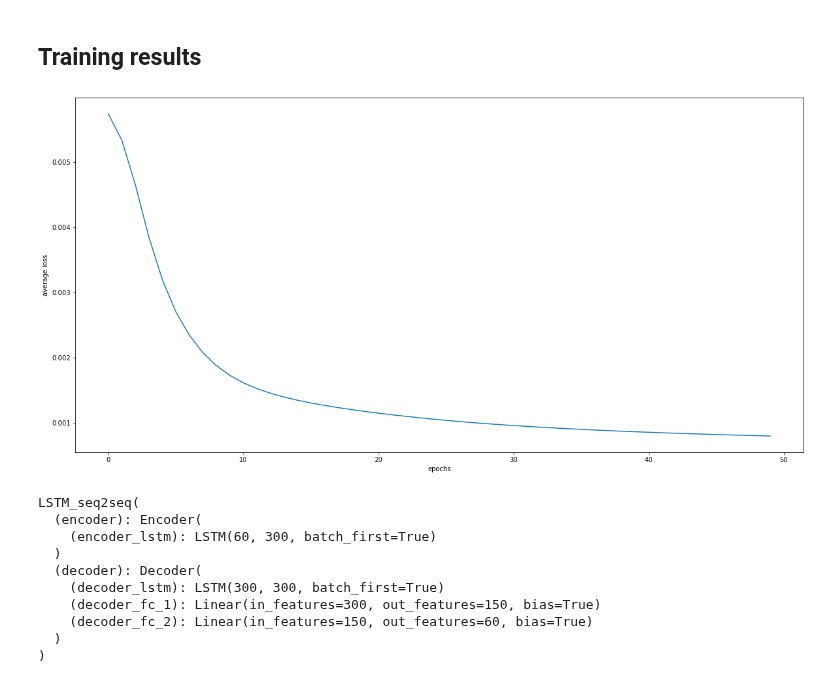
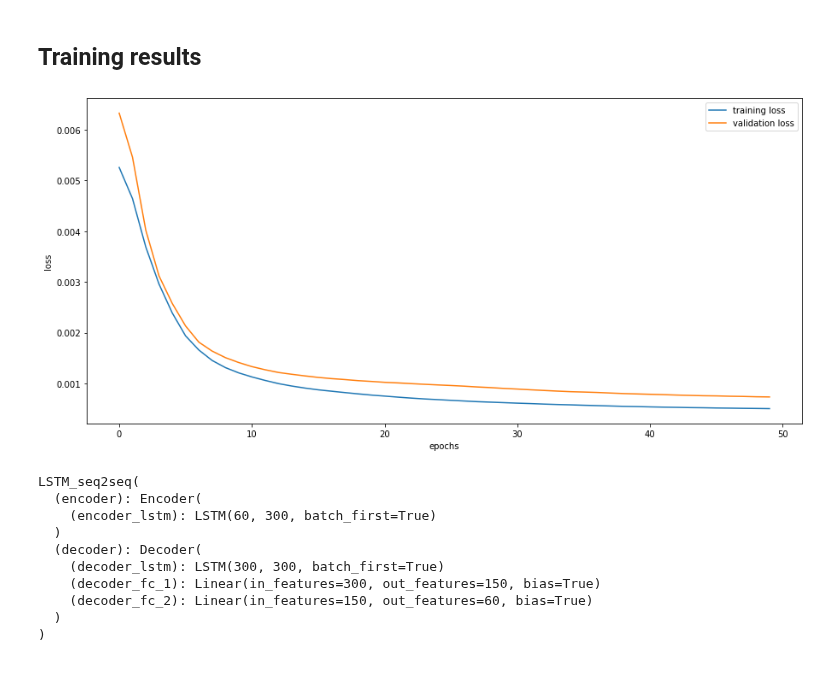
Before and after one commit to lancedw/3D-state-prediction-for-surface-vessels-using-IMU-data-and-images, a Jupyter notebook: code/notebooks/pr_sequence_predictor.ipynb, the cells around one changed output. Drawn from its saved outputs; the diff is of its cells as text; code cells hidden in the pictures.

```diff
--- a/code/notebooks/pr_sequence_predictor.ipynb
+++ b/code/notebooks/pr_sequence_predictor.ipynb
@@ -58,7 +58,7 @@ FRAMES_PER_EPISODE = 400
 TRAIN_SIZE = 0.8
 NUM_EPOCHS = 50
 BATCH_SIZE = 512
-LEARNING_RATE = 0.0001
+LEARNING_RATE = 0.001
 
 CUDA = device.type == 'cuda'
 DEVICE = device
@@ -294,7 +294,7 @@ class PRDataModule(pl.LightningDataModule):
     def val_dataloader(self):
         return DataLoader(
             self.test_dataset,
-            batch_size = 1,
+            batch_size = self.batchsize,
             shuffle = False,
             num_workers=N_WORKERS,
         )
@@ -591,14 +567,17 @@ EPOCH 45 training loss: 0.000818088126834482
 # %% [markdown]
 ## Training results
 # %%
-losses_epoch = torch.tensor(losses_epoch, device = 'cpu')
-plt.figure(figsize=(20, 10))
-plt.plot(range(n_epochs), losses_epoch)
+# a = torch.tensor(train_losses_epoch, device = 'cpu')
+# b = torch.tensor(val_losses_epoch, device = 'cpu')
+plt.figure(figsize=(15, 7))
+plt.plot(range(n_epochs), train_losses_epoch, label='training loss')
+plt.plot(range(n_epochs), val_losses_epoch, label='validation loss')
 plt.xlabel("epochs")
-plt.ylabel("average loss")
+plt.ylabel("loss")
+plt.legend()
 plt.show()
 # %% [output]
-[figure, old version]
+[figure, new version]
 # %%
 filename = f'model_states/PR_LSTM_sequence_{FRAMES_IN}in_{FRAMES_OUT}out_epochs{NUM_EPOCHS}'
 torch.save(model.state_dict(), filename)
```
Also changed, not shown: parts of 11 cells of this notebook, 3 other files.
